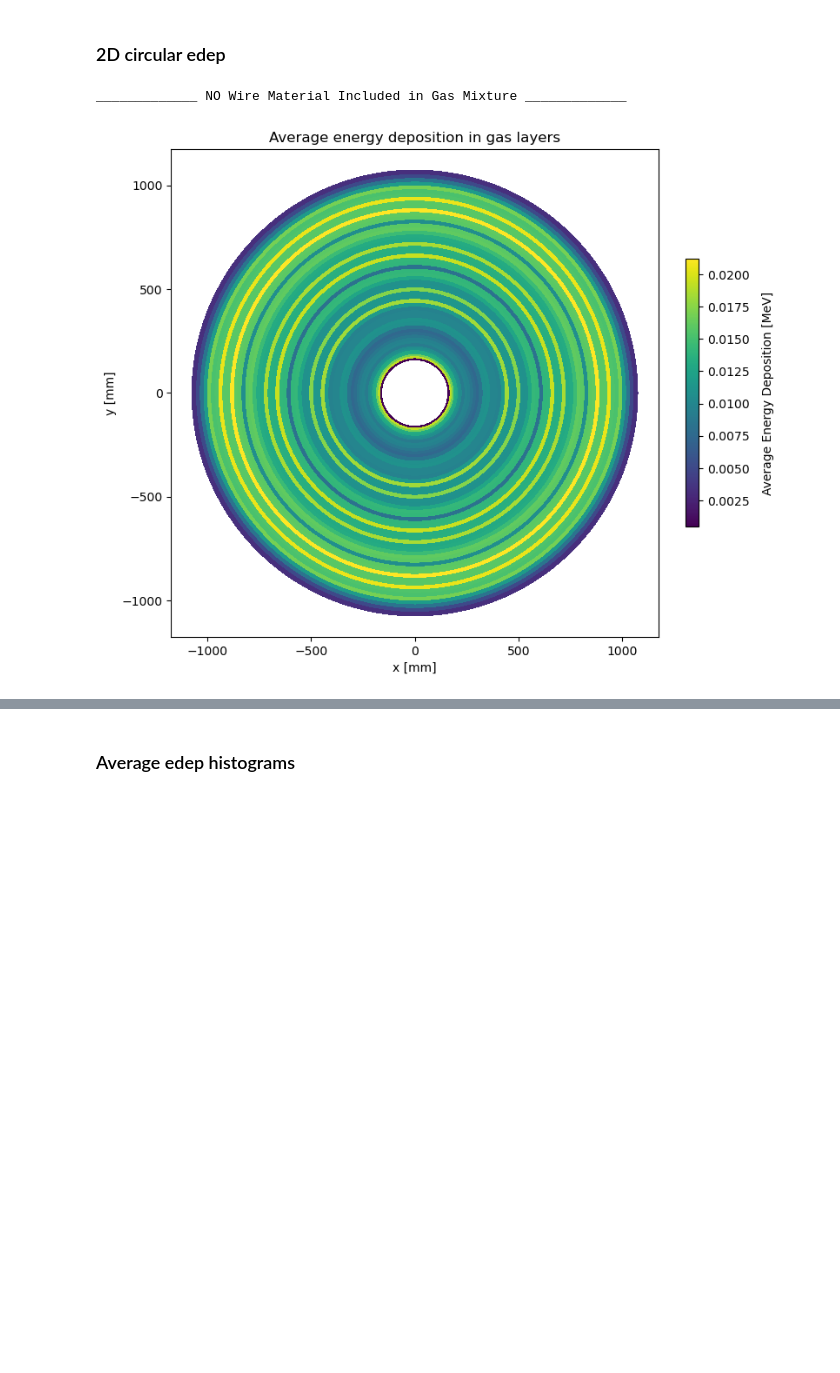
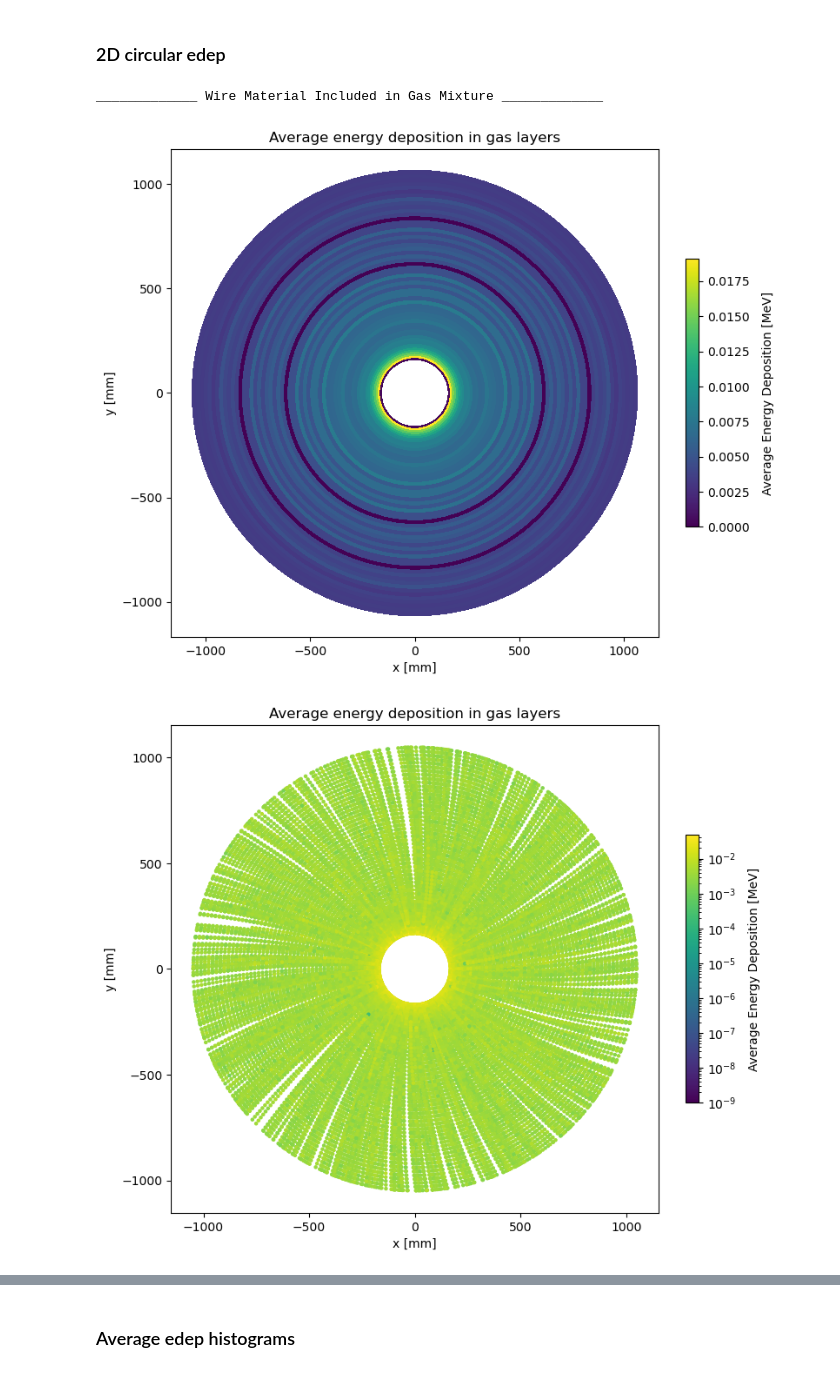
Before and after one commit to JayPRobertson/Belle-II_Drift_Chambers, a Jupyter notebook: Python/geant4_data_analysis.ipynb, the cells around one changed output, grey strips where cells are left out. Cells and saved outputs as stored; diff of their text form; code cells hidden in the pictures; blank space fills up the shorter version.

Commit message:
Superlayers construction bug fix + update csv data

```diff
--- a/Python/geant4_data_analysis.ipynb
+++ b/Python/geant4_data_analysis.ipynb
@@ -58,6 +51,12 @@ def data_for_cylinder(r_outer, r_inner, res, height):
     y_grid = r_outer * np.sin(theta_grid)
 
     return x_grid, y_grid, z_grid
+
+def get_circle(r, num):
+    theta = np.linspace(0, 2*np.pi, num)
+    x = r * np.cos(theta)
+    y = r * np.sin(theta)
+    return x, y
 # %% [markdown]
 ## Energy loss
 # %% [markdown]
@@ -244,7 +267,7 @@ def get_avg_edep_in_layer(r_inner, r_outer, df):
 
     return tot_edep / count if count > 0 else 0
 
-def plot_layer_overview(rad_df, df):
+def plot_layer_overview(rad_df, df, include_inner):
     fig, ax = plt.subplots(figsize=(8, 8))
     energies = []
 
@@ -276,6 +299,10 @@ def plot_layer_overview(rad_df, df):
     cbar = fig.colorbar(sm, ax=ax, fraction=0.046, shrink=0.5, pad=0.05)
     cbar.set_label("Average Energy Deposition [MeV]", labelpad=10)
 
+    r_cone = 48.48 *10 #[mm]
+    circle_x, circle_y = get_circle(r_cone, 1000)
+
+    if include_inner:
+        ax.plot(circle_x, circle_y, color="red", linestyle = 'dotted', lw=1.0)
+
     return energies
-
-energies = plot_layer_overview(radii_df, layer_df)
@@ -434,9 +464,12 @@ nowires_superlayer_eepos_df = pd.read_csv(f'csv/superlayers/entry_exit_data_nowi
 # %% [markdown]
 ### 2D circular edep
 # %%
-print("_____________ NO Wire Material Included in Gas Mixture _____________")
-energies_wires = plot_layer_overview(superlayer_radii_df, superlayer_df)
+print("_____________ Wire Material Included in Gas Mixture _____________")
+energies_wires = plot_layer_overview(superlayer_radii_df, superlayer_df, False)
+plot_edep_layer_overview(superlayer_df)
+#plot_edep_layer_overview(superlayer_df)
 # %% [output]
-_____________ NO Wire Material Included in Gas Mixture _____________
+_____________ Wire Material Included in Gas Mixture _____________
-[figure, old version]
+[figure, new version]
+[figure, added]
 # %%
```
Also changed, not shown: parts of 19 cells of this notebook, 12 other files.
